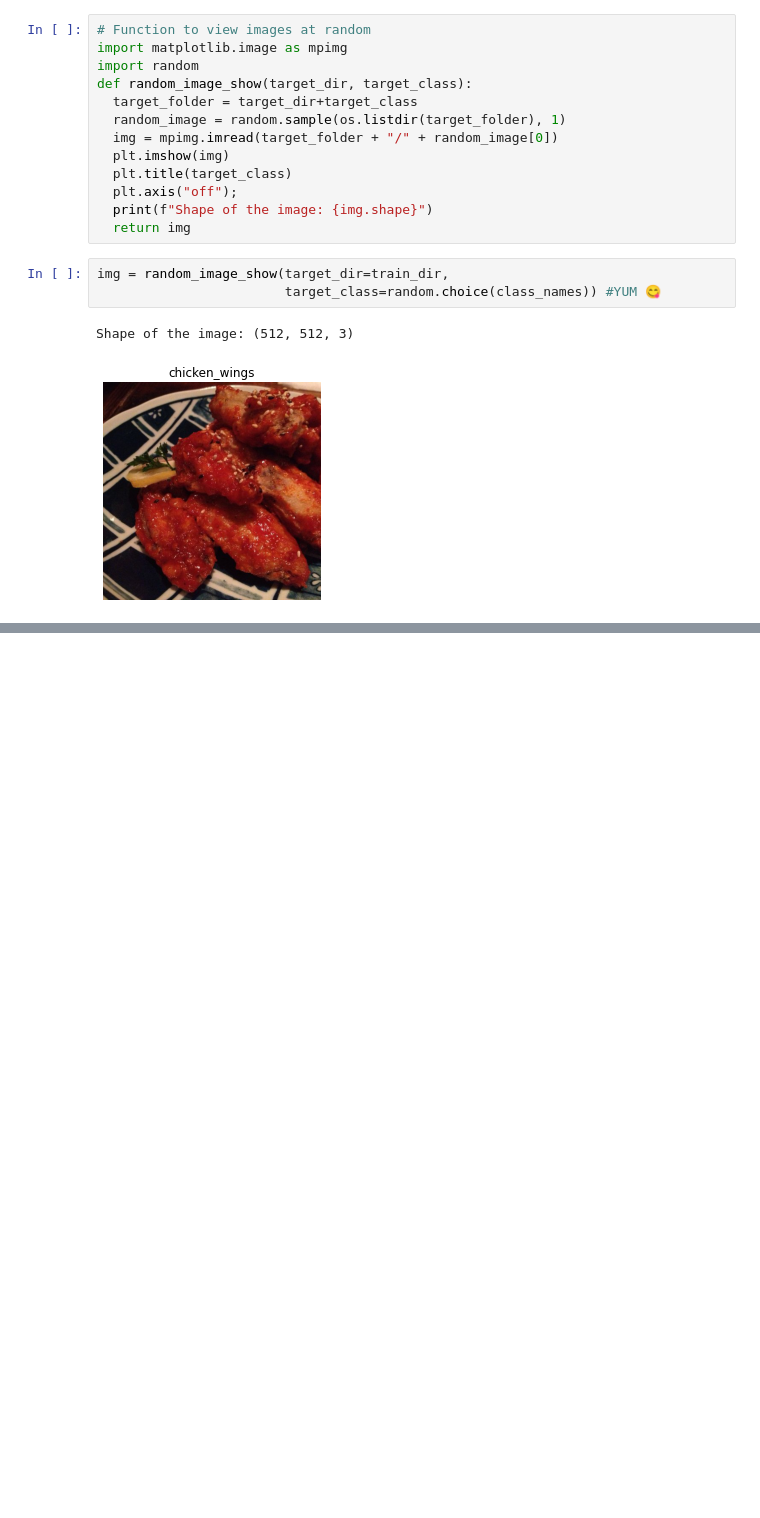
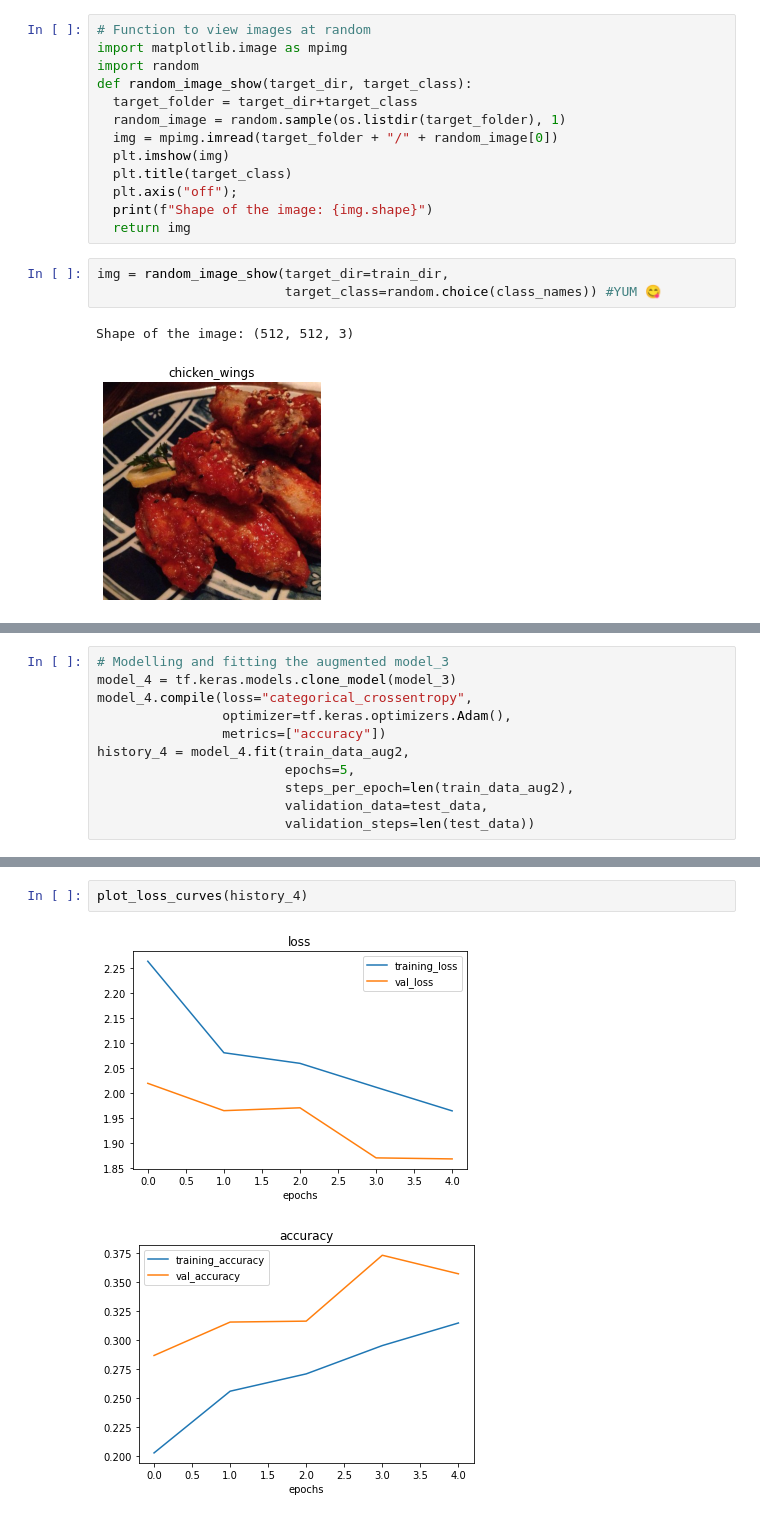
Before and after one commit to hecshzye/food-or-not-model, a Jupyter notebook: computer_vision_cnn_multi_class_image_classification.ipynb, the cells around one changed output, grey strips where cells are left out. Saved outputs shown, nothing was run; the diff lists cells and outputs as text; blank space fills up the shorter version.

```diff
--- a/computer_vision_cnn_multi_class_image_classification.ipynb
+++ b/computer_vision_cnn_multi_class_image_classification.ipynb
@@ -76,0 +254,11 @@ Shape of the image: (512, 512, 3)
+# %%
+# Modelling and fitting the augmented model_3
+model_4 = tf.keras.models.clone_model(model_3)
+model_4.compile(loss="categorical_crossentropy",
+                optimizer=tf.keras.optimizers.Adam(),
+                metrics=["accuracy"])
+history_4 = model_4.fit(train_data_aug2,
+                        epochs=5,
+                        steps_per_epoch=len(train_data_aug2),
+                        validation_data=test_data,
+                        validation_steps=len(test_data))
@@ -76,0 +276,5 @@ Shape of the image: (512, 512, 3)
+# %%
+plot_loss_curves(history_4)
+# %% [output]
+[figure, added]
+[figure, added]
```
Also changed, not shown: parts of 27 cells of this notebook.
